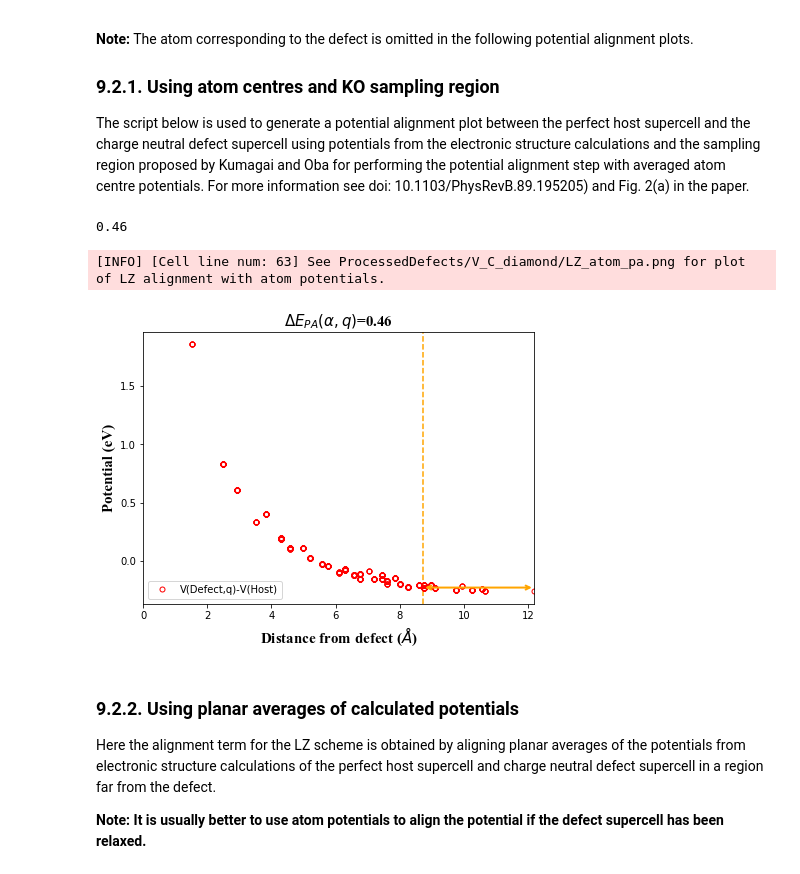
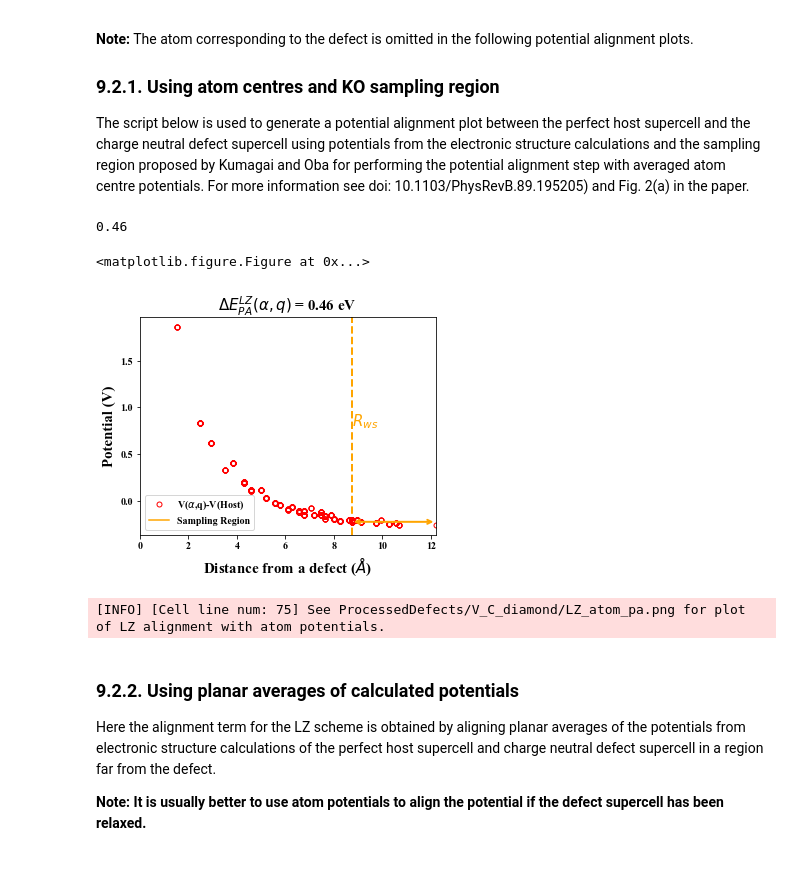
Before and after one commit to skw32/DefectCorrectionsNotebook, a Jupyter notebook: DefectCorrectionsNotebook.ipynb, the cells around one changed output. Cells and saved outputs as stored; diff of their text form; code cells hidden in the pictures.

Commit message:
Revise the Figure format and fix the bug in the CoFFEE code.

```diff
--- a/DefectCorrectionsNotebook.ipynb
+++ b/DefectCorrectionsNotebook.ipynb
@@ -357,41 +357,54 @@ if LZ == True and atom_centered_pa == True:
     temp_c = (lattice_vec_array[0][2]+lattice_vec_array[1][2]+lattice_vec_array[2][2])**2
     Rwl  = 0.5*np.sqrt(temp_a + temp_b + temp_c)
 
 
     #Calculate the Potential Alignment Term
     Dim = len(aims_atom_pots[:,1])
     value = 0
     number = 0
     for i in range(Dim):
         dist = aims_atom_pots[i][0]
         if ((dist > Rws) and (dist < Rwl)):
             value += aims_atom_pots[i,1]
             number += 1.0
 
     value_sample = value/number
     value = defect_charge*value/number
  #   value = -1.0*value
     value = '%.2f' % value
     print (value)
-    title = r'$\Delta E_{PA}(\alpha, q)$'+'='+str(value)
+    title = r'$\Delta E_{PA}^{LZ}(\alpha, q)$'+' = '+str(value) + ' eV'
+
+    mean = (max(aims_atom_pots[:,1]) + min(aims_atom_pots[:,1]))/2.0
+
 
 
     plt.clf()
+    matplotlib.rc('font',family='Times New Roman')
+    plt.figure(figsize=(5.3,4.0))
+
     plt.xlim((0,Rwl))
-    plt.axvline(x=Rws,linestyle='--',color='orange')
+
+    plt.axvline(x=Rws,linestyle='--',color='orange',lw =2.0)
+    plt.text(Rws,mean,r'$R_{ws}$',color='orange',fontsize=15,fontname = "Times New Roman")
+
     plt.title(title,fontsize=15,fontname = "Times New Roman")
-    plt.plot(aims_atom_pots[:,0],aims_atom_pots[:,1],'o',ms=5,markerfacecolor='none', markeredgecolor='red',label='V(Defect,q)-V(Host)')
-    plt.annotate(s='', xy=(Rws,value_sample), xytext=(Rwl,value_sample), arrowprops=dict(arrowstyle='<->',color = 'orange',lw = 2.0))
+
+    plt.plot(aims_atom_pots[:,0],aims_atom_pots[:,1],'o',ms=5,markerfacecolor='none', markeredgecolor='red',label=r'V($\alpha$,q)-V(Host)')
+    plt.annotate(s='', xy=(Rwl,value_sample), xytext=(Rws,value_sample), arrowprops=dict(arrowstyle='<->',color = 'orange',lw = 2.0))
+    plt.axhline(y=value_sample, xmin=Rws, xmax=Rwl, color='orange',label='Sampling Region')
     plt.legend()
-    plt.xlabel(r'Distance from defect ($\AA$)',fontsize=15,fontname = "Times New Roman")
-    plt.ylabel('Potential (eV)',fontsize=15,fontname = "Times New Roman")
+    plt.xlabel(r'Distance from a defect ($\AA$)',fontsize=15,fontname = "Times New Roman")
+    plt.ylabel('Potential (V)',fontsize=15,fontname = "Times New Roman")
     plt.savefig(LZ_atom_pa_file,dpi=600)
+    plt.show(block=False)
 
     logger.info("See "+str(LZ_atom_pa_file)+" for plot of LZ alignment with atom potentials.")
 # %% [output]
 0.46
-[INFO] [Cell line num: 63] See ProcessedDefects/V_C_diamond/LZ_atom_pa.png for plot of LZ alignment with atom potentials.
+<matplotlib.figure.Figure at 0x...>
-[figure, old version]
+[figure, new version]
+[INFO] [Cell line num: 75] See ProcessedDefects/V_C_diamond/LZ_atom_pa.png for plot of LZ alignment with atom potentials.
 # %% [markdown]
 ### 9.2.2. Using planar averages of calculated potentials
 Here the alignment term for the LZ scheme is obtained by aligning planar averages of the potentials from electronic structure calculations of the perfect host supercell and charge neutral defect supercell in a region far from the defect.
```
Also changed, not shown: parts of 9 cells of this notebook.
